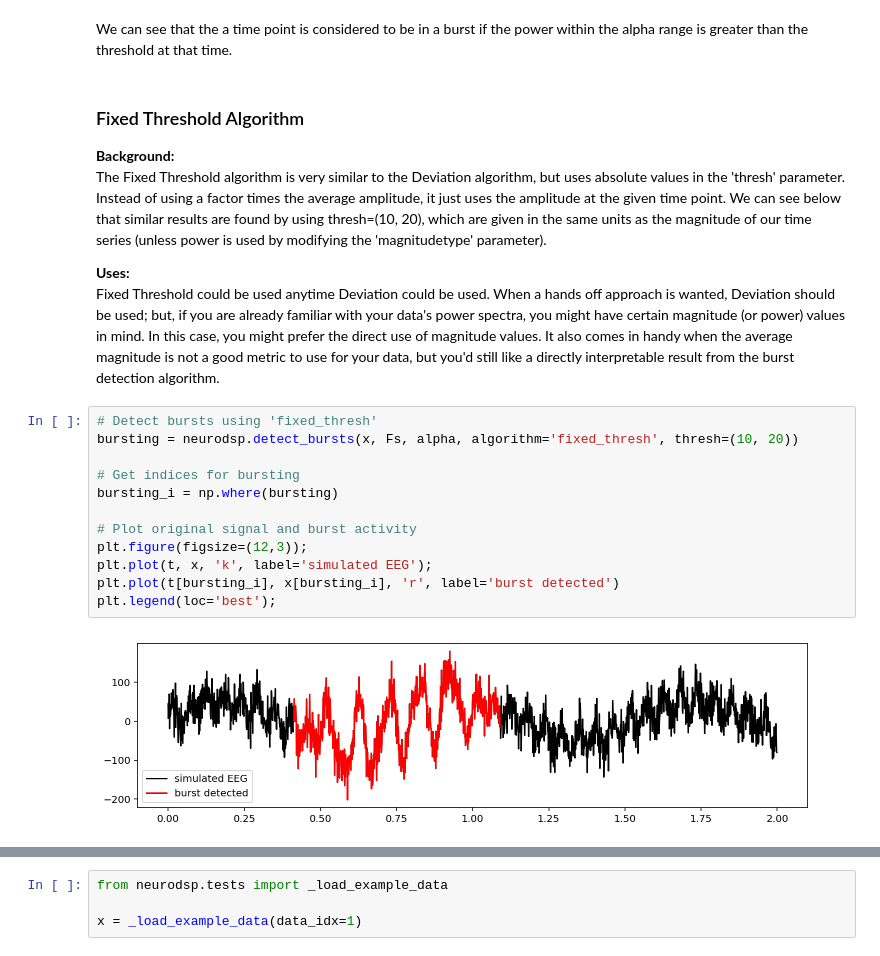
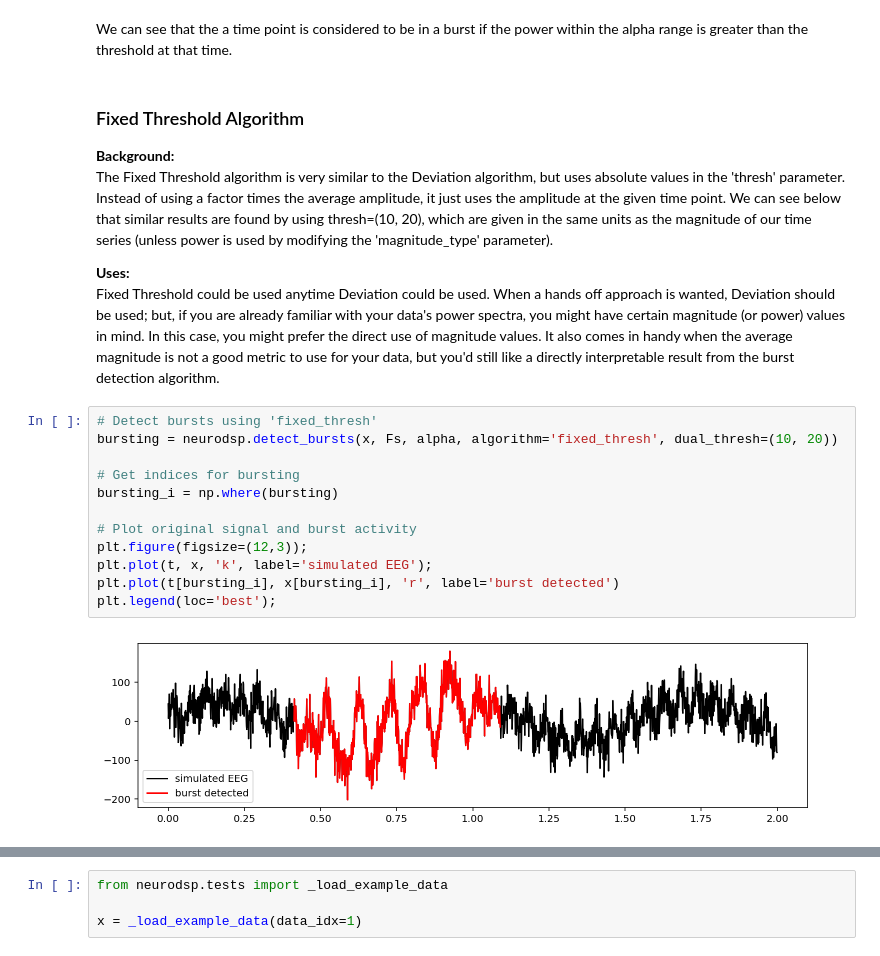
Before and after one commit to neurodsp-tools/neurodsp, a Jupyter notebook: tutorials/Burst detection.ipynb, the cells around one changed output, grey strips where cells are left out. Cells and saved outputs as stored; diff of their text form.

```diff
--- a/tutorials/Burst detection.ipynb
+++ b/tutorials/Burst detection.ipynb
@@ -73,21 +73,21 @@ We can see that the a time point is considered to be in a burst if the power wit
 # %% [markdown]
 ### Fixed Threshold Algorithm
 **Background:**
-The Fixed Threshold algorithm is very similar to the Deviation algorithm, but uses absolute values in the 'thresh' parameter. Instead of using a factor times the average amplitude, it just uses the amplitude at the given time point. We can see below that similar results are found by using thresh=(10, 20), which are given in the same units as the magnitude of our time series (unless power is used by modifying the 'magnitudetype' parameter).
+The Fixed Threshold algorithm is very similar to the Deviation algorithm, but uses absolute values in the 'thresh' parameter. Instead of using a factor times the average amplitude, it just uses the amplitude at the given time point. We can see below that similar results are found by using thresh=(10, 20), which are given in the same units as the magnitude of our time series (unless power is used by modifying the 'magnitude_type' parameter).
 
 **Uses:**
 Fixed Threshold could be used anytime Deviation could be used. When a hands off approach is wanted, Deviation should be used; but, if you are already familiar with your data's power spectra, you might have certain magnitude (or power) values in mind. In this case, you might prefer the direct use of magnitude values. It also comes in handy when the average magnitude is not a good metric to use for your data, but you'd still like a directly interpretable result from the burst detection algorithm.
 # %%
 # Detect bursts using 'fixed_thresh'
-bursting = neurodsp.detect_bursts(x, Fs, alpha, algorithm='fixed_thresh', thresh=(10, 20))
+bursting = neurodsp.detect_bursts(x, Fs, alpha, algorithm='fixed_thresh', dual_thresh=(10, 20))
 
 # Get indices for bursting
 bursting_i = np.where(bursting)
 
 # Plot original signal and burst activity
 plt.figure(figsize=(12,3));
 plt.plot(t, x, 'k', label='simulated EEG');
 plt.plot(t[bursting_i], x[bursting_i], 'r', label='burst detected')
 plt.legend(loc='best');
 # %% [output]
-[figure, old version]
+[figure, new version]
```
Also changed, not shown: parts of 10 cells of this notebook, 2 other files.
